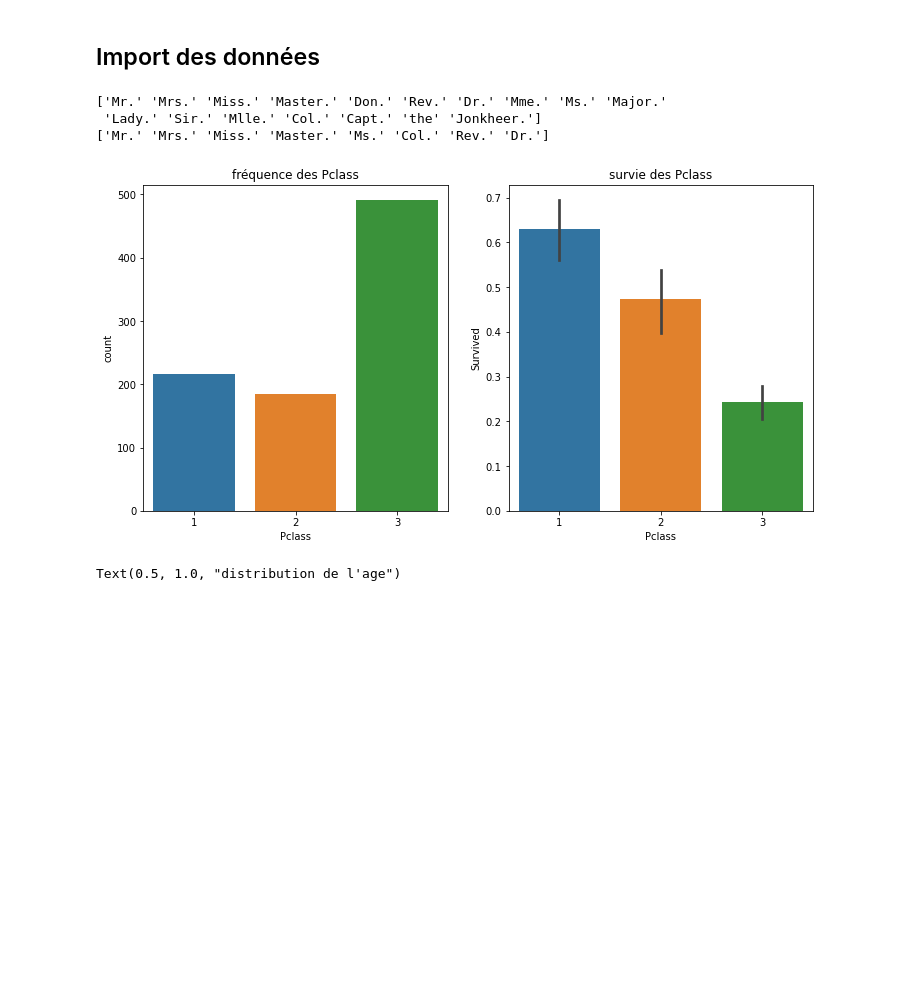
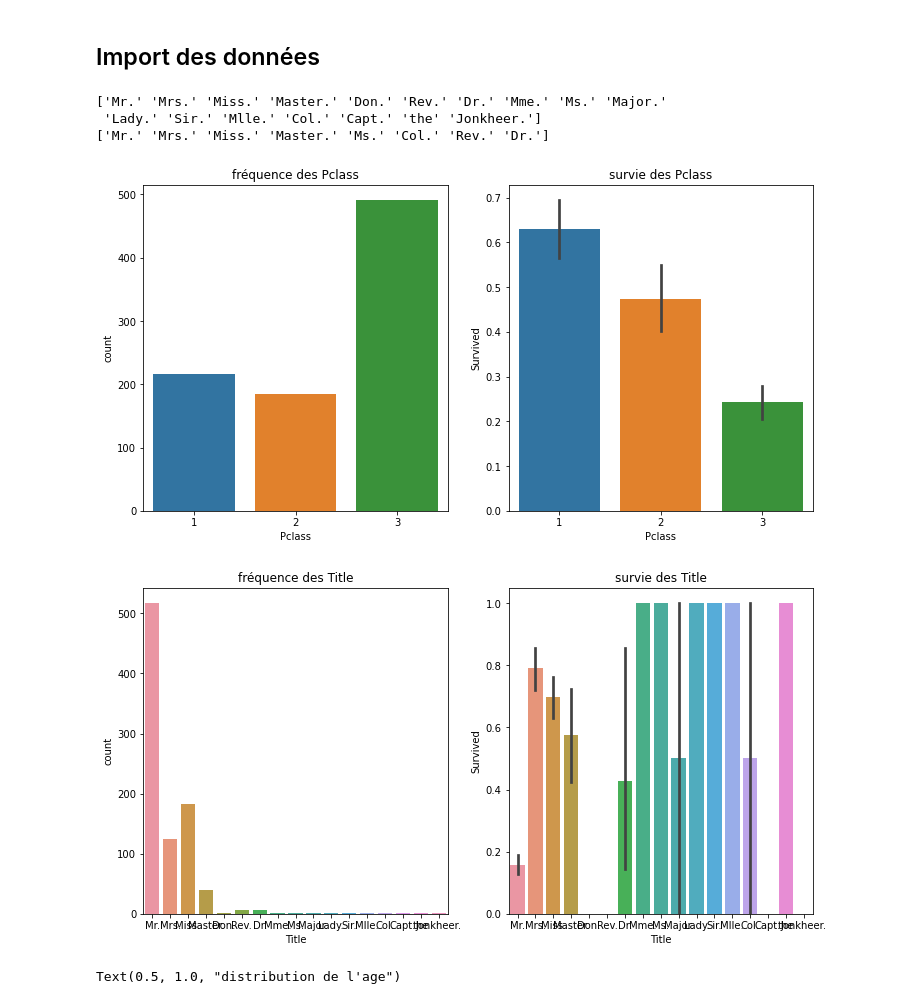
Before and after one commit to avouacr/repro-old, a Jupyter notebook: titanic_light.ipynb, the cells around one changed output. Saved outputs shown, nothing was run; the diff lists cells and outputs as text; code cells hidden in the pictures; blank space fills up the shorter version.

```diff
--- a/titanic_light.ipynb
+++ b/titanic_light.ipynb
@@ -13,21 +13,17 @@ import seaborn as sns
 from monmodule import *
 # %% [markdown]
 ## Import des données
-# %%
-TrainingData = pd.read_csv('train.csv')
-TestData = pd.read_csv('test.csv')
-passengerId = TestData['PassengerId']
-meanAge=round(TrainingData['Age'].mean())
-TrainingData = feature_engineering(TrainingData, meanAge)
-TestData = feature_engineering(TestData, meanAge)
-# %% [output]
-['Mr.' 'Mrs.' 'Miss.' 'Master.' 'Don.' 'Rev.' 'Dr.' 'Mme.' 'Ms.' 'Major.'
- 'Lady.' 'Sir.' 'Mlle.' 'Col.' 'Capt.' 'the' 'Jonkheer.']
-['Mr.' 'Mrs.' 'Miss.' 'Master.' 'Ms.' 'Col.' 'Rev.' 'Dr.']
+# %%
+dfs = import_clean_data()
+# %% [output]
+['Mr.' 'Mrs.' 'Miss.' 'Master.' 'Don.' 'Rev.' 'Dr.' 'Mme.' 'Ms.' 'Major.'
+ 'Lady.' 'Sir.' 'Mlle.' 'Col.' 'Capt.' 'the' 'Jonkheer.']
+['Mr.' 'Mrs.' 'Miss.' 'Master.' 'Ms.' 'Col.' 'Rev.' 'Dr.']
 # %%
-create_figure_frequence(TrainingData, "Pclass")
-create_figure_frequence(TrainingData, "Title")
+create_figure_frequence(dfs['train'], "Pclass")
+create_figure_frequence(dfs['train'], "Title")
 # %% [output]
 [figure]
+[figure, added]
 # %%
 # On va pas se faire suer pour notre part on va mettre la moyenne de l'age sur le bateau quand on ne la connait pas.
```
Also changed, not shown: parts of 1 cell of this notebook, 1 other file.
